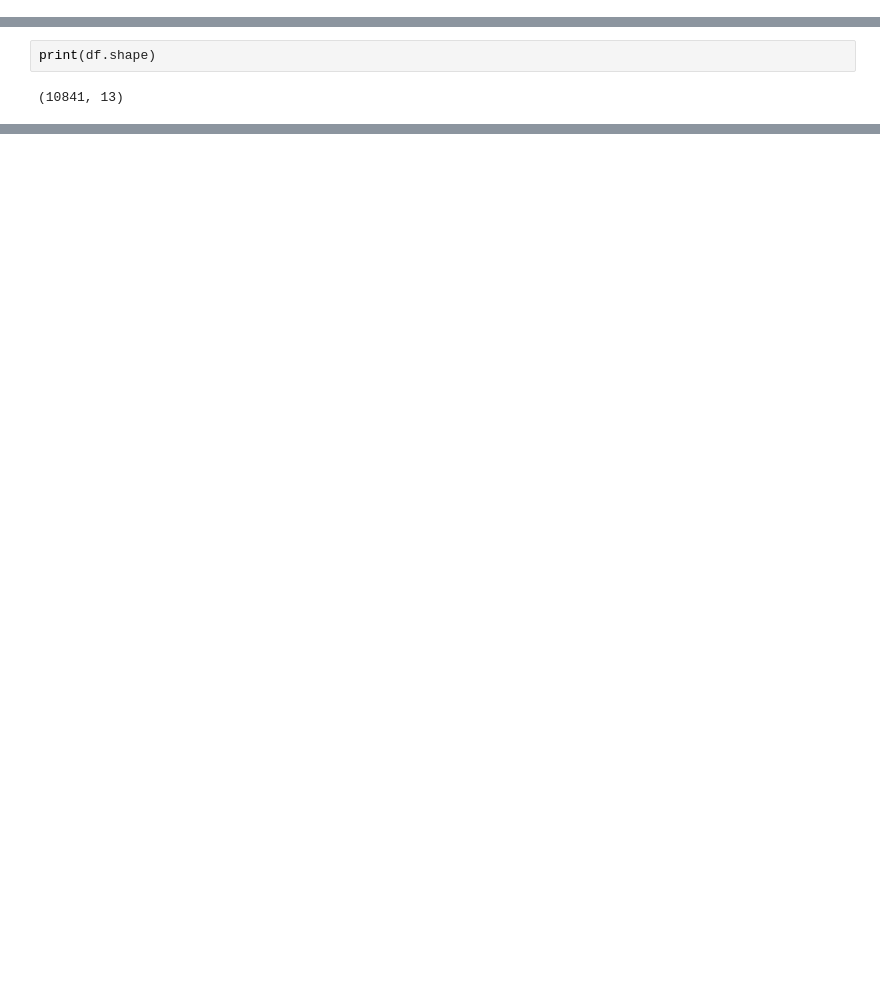
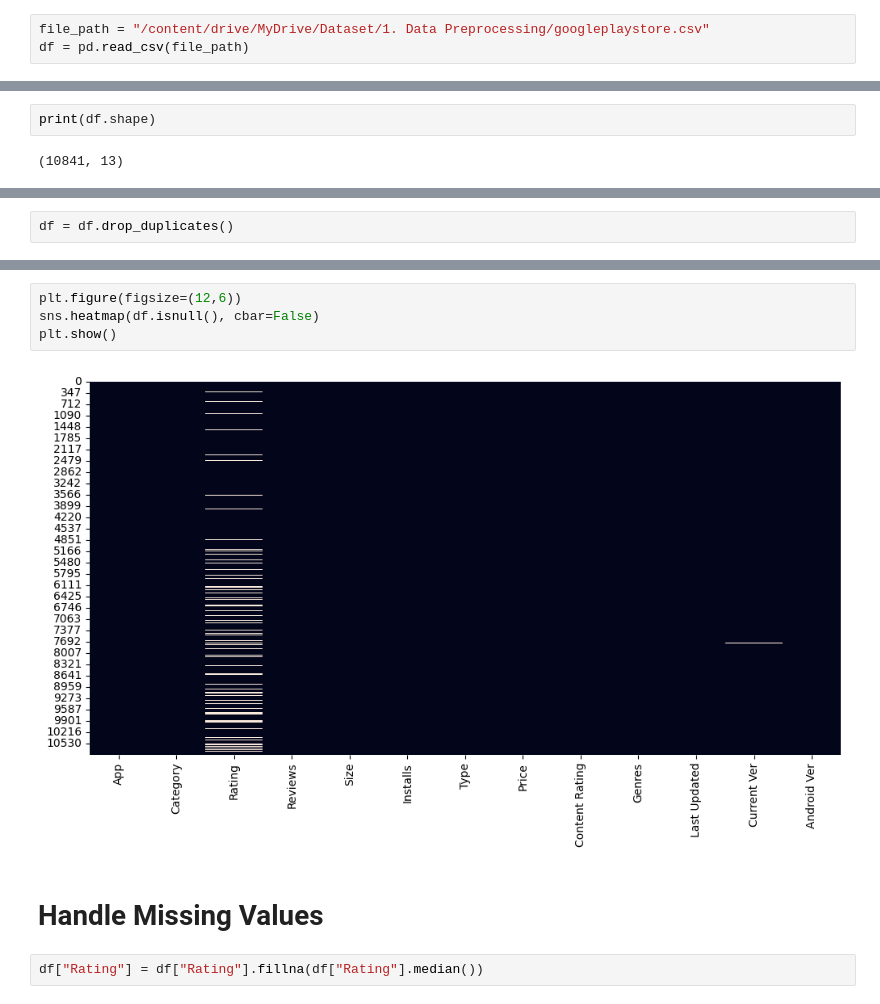
Before and after one commit to arjunrk24/ML_Learning, a Jupyter notebook: 1. Data Preprocessing/Data_Preprocessing.ipynb, the cells around one changed output, grey strips where cells are left out. Drawn from its saved outputs; the diff is of its cells as text; blank space fills up the shorter version.

```diff
--- a/1. Data Preprocessing/Data_Preprocessing.ipynb
+++ b/1. Data Preprocessing/Data_Preprocessing.ipynb
@@ -8,0 +13,3 @@ FileNotFoundError: [Errno 2] No such file or directory: 'googleplaystore.csv'
+# %%
+file_path = "/content/drive/MyDrive/Dataset/1. Data Preprocessing/googleplaystore.csv"
+df = pd.read_csv(file_path)
@@ -71,0 +69,2 @@ dtype: int64
+# %%
+df = df.drop_duplicates()
@@ -71,0 +91,10 @@ dtype: int64
+# %%
+plt.figure(figsize=(12,6))
+sns.heatmap(df.isnull(), cbar=False)
+plt.show()
+# %% [output]
+[figure, added]
+# %% [markdown]
+# Handle Missing Values
+# %%
+df["Rating"] = df["Rating"].fillna(df["Rating"].median())
```
Also changed, not shown: parts of 12 cells of this notebook.
